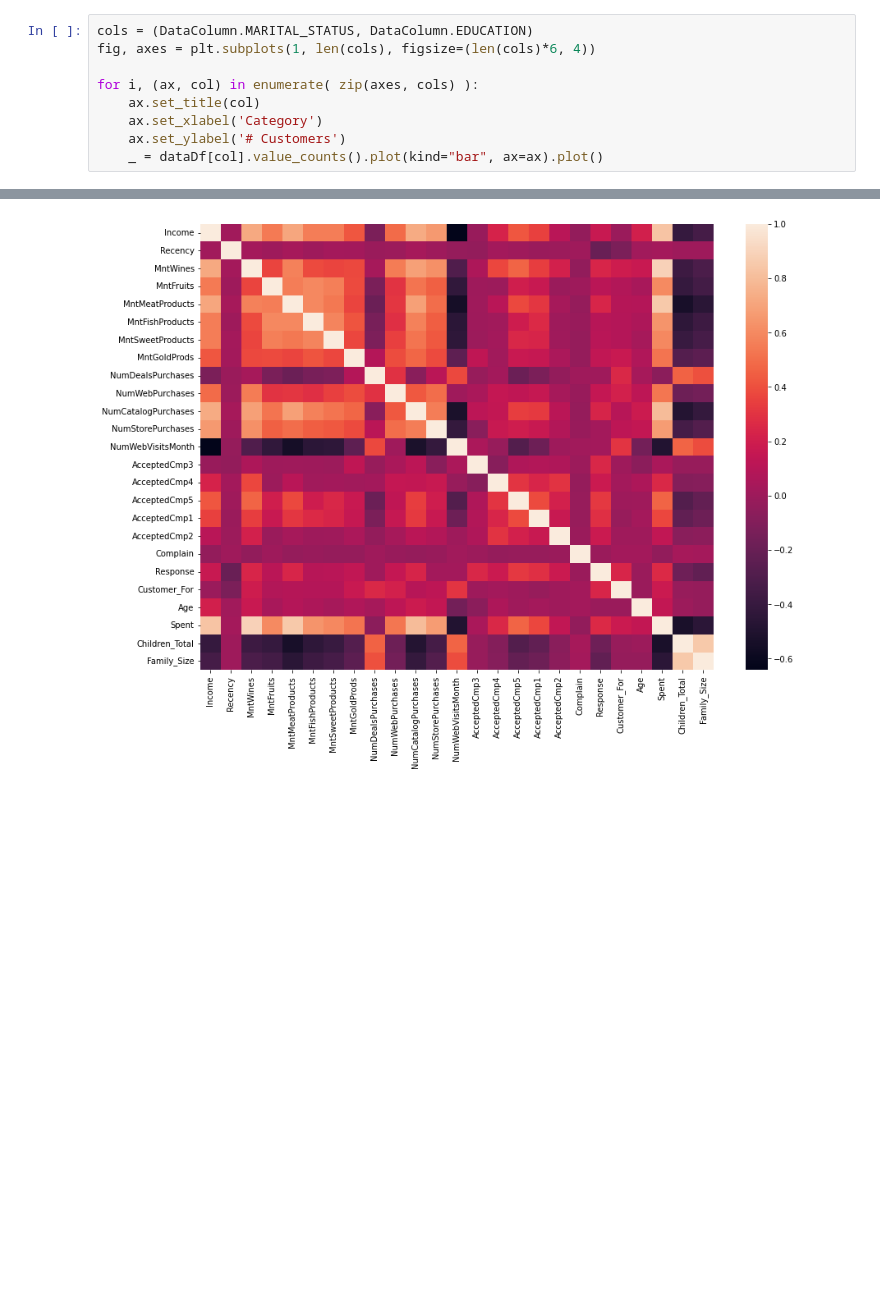
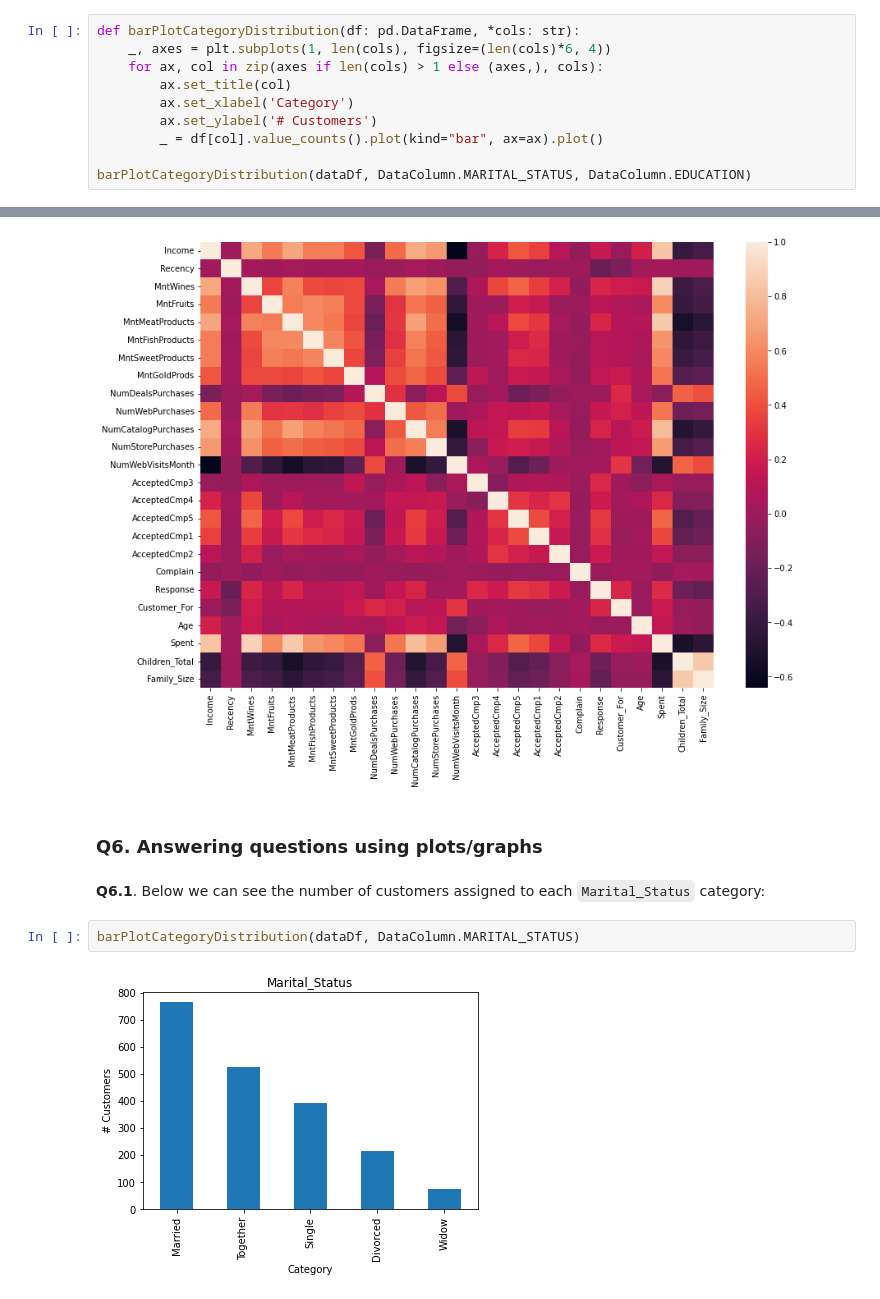
Before and after one commit to pspanoudakis/Data-Mining-Techniques-Projects, a Jupyter notebook: project1/CustomerPersonalityAnalysis.ipynb, the cells around one changed output, grey strips where cells are left out. Cells and saved outputs as stored; diff of their text form; blank space fills up the shorter version.

```diff
--- a/project1/CustomerPersonalityAnalysis.ipynb
+++ b/project1/CustomerPersonalityAnalysis.ipynb
@@ -174,14 +178,15 @@ array(['Single', 'Together', 'Married', 'Divorced', 'Widow'], dtype=object)
 # %% [markdown]
 Below we can see the number of customers assigned to each `Marital_Status` and `Education` category:
 # %%
-cols = (DataColumn.MARITAL_STATUS, DataColumn.EDUCATION)
-fig, axes = plt.subplots(1, len(cols), figsize=(len(cols)*6, 4))
+def barPlotCategoryDistribution(df: pd.DataFrame, *cols: str):
+    _, axes = plt.subplots(1, len(cols), figsize=(len(cols)*6, 4))
+    for ax, col in zip(axes if len(cols) > 1 else (axes,), cols):
+        ax.set_title(col)
+        ax.set_xlabel('Category')
+        ax.set_ylabel('# Customers')
+        _ = df[col].value_counts().plot(kind="bar", ax=ax).plot()
 
-for i, (ax, col) in enumerate( zip(axes, cols) ):
-    ax.set_title(col)
-    ax.set_xlabel('Category')
-    ax.set_ylabel('# Customers')
-    _ = dataDf[col].value_counts().plot(kind="bar", ax=ax).plot()
+barPlotCategoryDistribution(dataDf, DataColumn.MARITAL_STATUS, DataColumn.EDUCATION)
 # %% [output]
 [figure]
 # %% [markdown]
@@ -431,3 +436,11 @@ _, axes = plt.subplots(1, 1, figsize=(14,10))
 _ = sns.heatmap(dfView.corr(), ax=axes)
 # %% [output]
 [figure]
+# %% [markdown]
+### **Q6**. Answering questions using plots/graphs
+# %% [markdown]
+**Q6.1**. Below we can see the number of customers assigned to each `Marital_Status` category:
+# %%
+barPlotCategoryDistribution(dataDf, DataColumn.MARITAL_STATUS)
+# %% [output]
+[figure, added]
```
Also changed, not shown: parts of 9 cells of this notebook.
